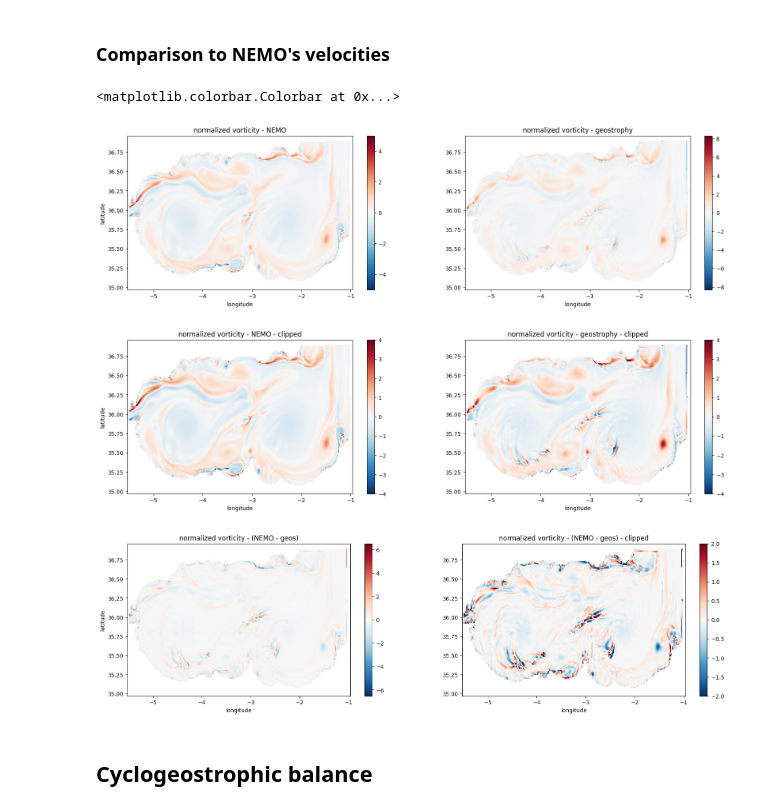
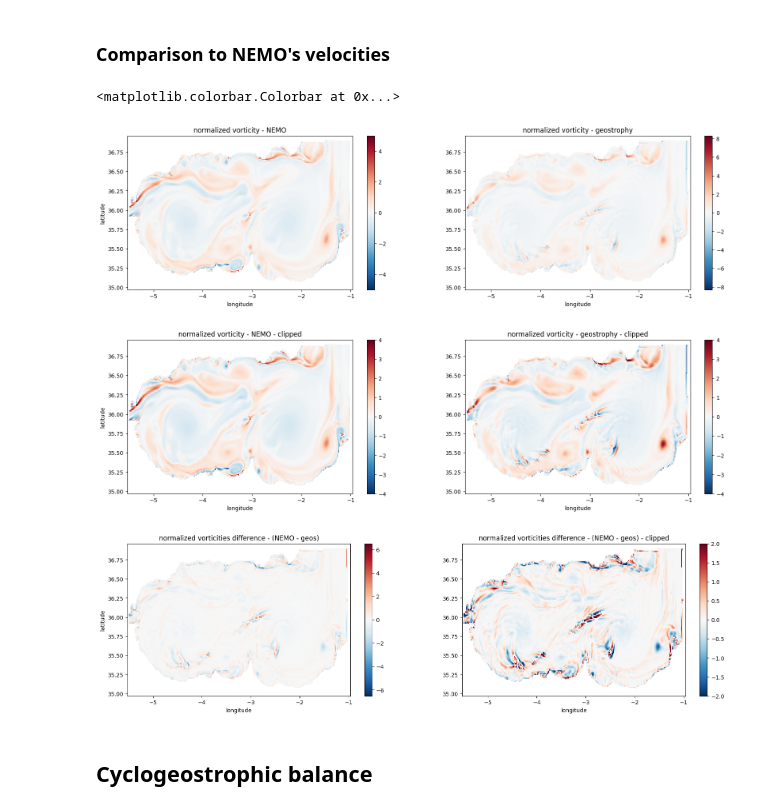
Before and after one commit to meom-group/jaxparrow, a Jupyter notebook: notebooks/alboran_sea.ipynb, the cells around one changed output. Drawn from its saved outputs; the diff is of its cells as text; code cells hidden in the pictures.

```diff
--- a/notebooks/alboran_sea.ipynb
+++ b/notebooks/alboran_sea.ipynb
@@ -151,36 +168,36 @@ im = ax2.pcolormesh(lon, lat, norm_vorticity_geos, cmap="RdBu_r", shading="auto"
                     norm=colors.CenteredNorm())
 plt.colorbar(im, ax=ax2)
 
 _, (ax1, ax2) = plt.subplots(1, 2, figsize=(20, 5))
 ax1.set_title("normalized vorticity - NEMO - clipped")
 ax1.set_xlabel("longitude")
 ax1.set_ylabel("latitude")
 ax2.set_title("normalized vorticity - geostrophy - clipped")
 ax2.set_xlabel("longitude")
 im = ax1.pcolormesh(lon, lat, norm_vorticity, cmap="RdBu_r", shading="auto",
                     vmin=vmin, vmax=vmax)
 plt.colorbar(im, ax=ax1)
 im = ax2.pcolormesh(lon, lat, norm_vorticity_geos, cmap="RdBu_r", shading="auto",
                     vmin=vmin, vmax=vmax)
 plt.colorbar(im, ax=ax2)
 
 _, (ax1, ax2) = plt.subplots(1, 2, figsize=(20, 5))
-ax1.set_title("normalized vorticity - (NEMO - geos)")
+ax1.set_title("normalized vorticities difference - (NEMO - geos)")
 ax1.set_xlabel("longitude")
 ax2.set_xlabel("longitude")
-ax2.set_title("normalized vorticity - (NEMO - geos) - clipped")
+ax2.set_title("normalized vorticities difference - (NEMO - geos) - clipped")
 ax1.set_ylabel("latitude")
 im = ax1.pcolormesh(lon, lat, dist(norm_vorticity, norm_vorticity_geos), cmap="RdBu_r", shading="auto",
                     norm=colors.CenteredNorm())
 plt.colorbar(im, ax=ax1)
 im = ax2.pcolormesh(lon, lat, dist(norm_vorticity, norm_vorticity_geos),
                     cmap="RdBu_r", shading="auto", norm=colors.CenteredNorm(halfrange=halfrange))
 plt.colorbar(im, ax=ax2)
 # %% [output]
 <matplotlib.colorbar.Colorbar at 0x...>
 [figure]
 [figure]
-[figure, old version]
+[figure, new version]
 # %% [markdown]
 ## Cyclogeostrophic balance
 # %% [markdown]
```
Also changed, not shown: parts of 8 cells of this notebook, 23 other files.
